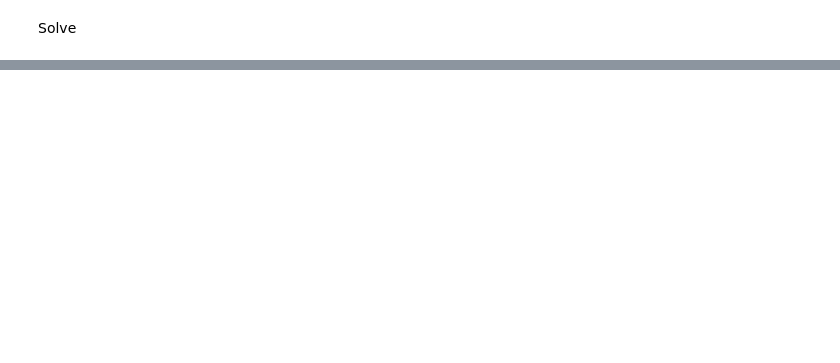
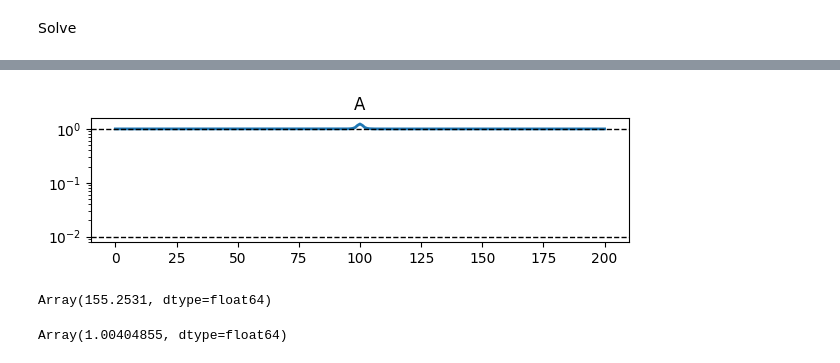
Before and after one commit to dewitt-lab/immunowave, a Jupyter notebook: notebooks/events.ipynb, the cells around one changed output, grey strips where cells are left out. Drawn from its saved outputs; the diff is of its cells as text; code cells hidden in the pictures; blank space fills up the shorter version.

```diff
--- a/notebooks/events.ipynb
+++ b/notebooks/events.ipynb
@@ -267,0 +139,21 @@ plt.show()
+# %%
+model = Model(θ=0.01, B0=1e0)
+# %%
+solution = iw.solve(model, state, t0, t1, **kwargs)
+# %%
+axes = solution.ys.plot(time_idx=-1, lw=2)
+plt.axhline(model.θ, color="black", linestyle="--", lw=1)
+plt.axhline(1, color="black", linestyle="--", lw=1)
+# plt.ylim(0, None)
+plt.yscale("log")
+plt.show()
+# %% [output]
+[figure, added]
+# %%
+solution.ts[-1]
+# %% [output]
+Array(155.2531, dtype=float64)
+# %%
+norm(solution.ys.map(lambda v: v[-1]))
+# %% [output]
+Array(1.00404855, dtype=float64)
```
Also changed, not shown: parts of 55 cells of this notebook, 5 other files.
